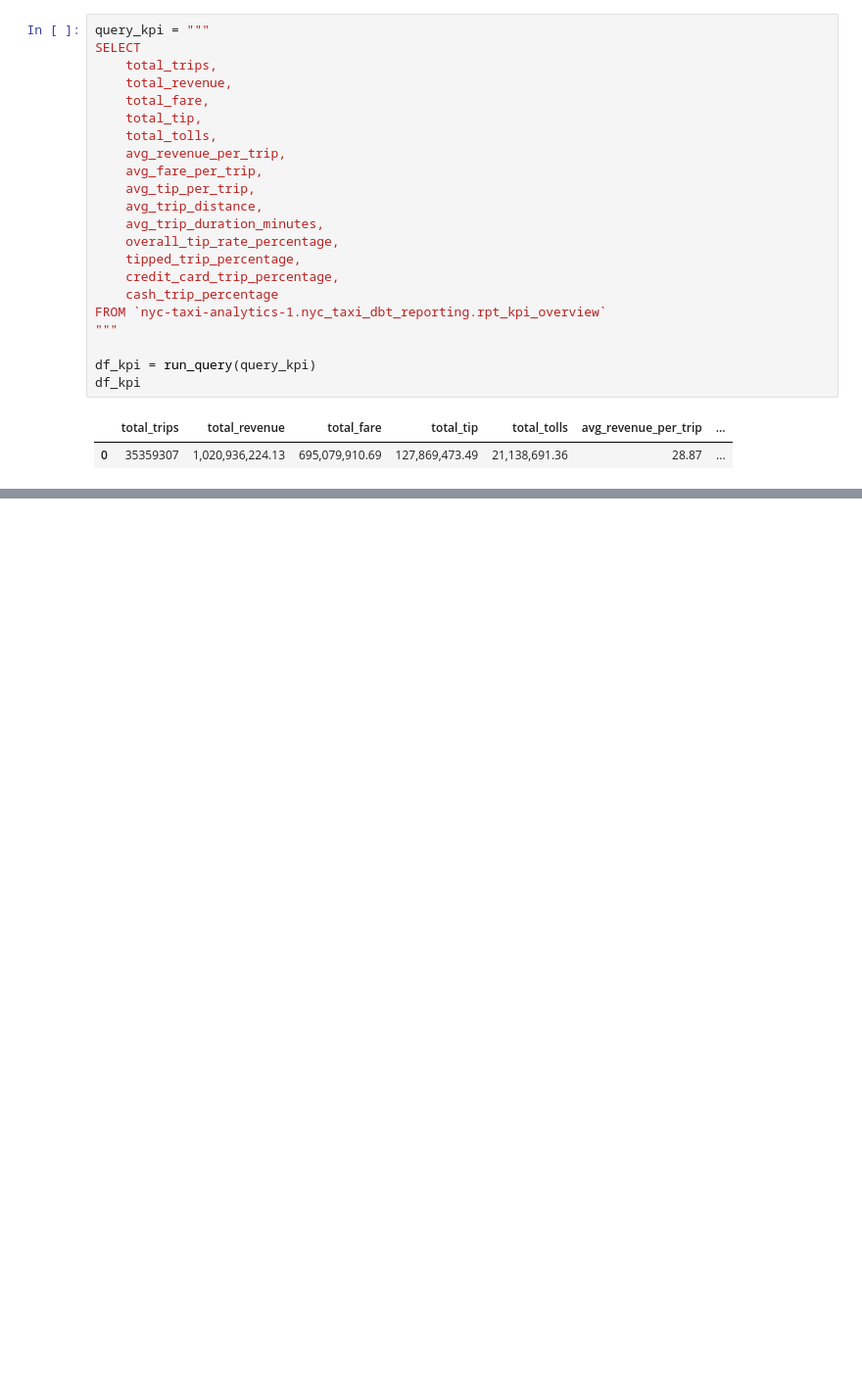
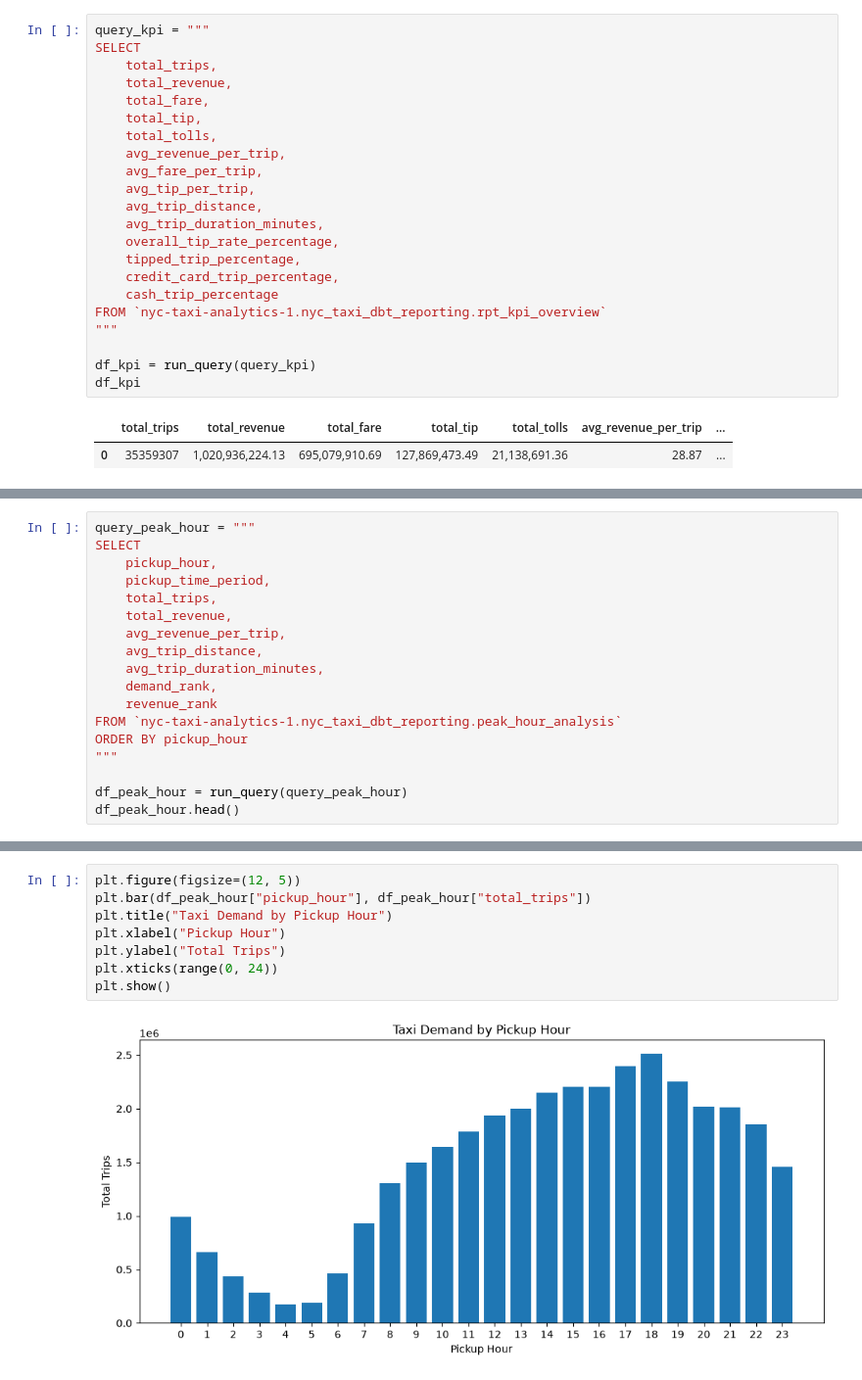
Before and after one commit to sidiqqm/nyc-taxi-trips, a Jupyter notebook: notebooks/01_python_eda.ipynb, the cells around one changed output, grey strips where cells are left out. Shown at 98% size. Cells and saved outputs as stored; diff of their text form; blank space fills up the shorter version.

Commit message:
upd/analysis

```diff
--- a/notebooks/01_python_eda.ipynb
+++ b/notebooks/01_python_eda.ipynb
@@ -47,0 +148,18 @@ df_kpi
+# %%
+query_peak_hour = """
+SELECT
+    pickup_hour,
+    pickup_time_period,
+    total_trips,
+    total_revenue,
+    avg_revenue_per_trip,
+    avg_trip_distance,
+    avg_trip_duration_minutes,
+    demand_rank,
+    revenue_rank
+FROM `nyc-taxi-analytics-1.nyc_taxi_dbt_reporting.peak_hour_analysis`
+ORDER BY pickup_hour
+"""
+
+df_peak_hour = run_query(query_peak_hour)
+df_peak_hour.head()
@@ -47,0 +173,10 @@ df_kpi
+# %%
+plt.figure(figsize=(12, 5))
+plt.bar(df_peak_hour["pickup_hour"], df_peak_hour["total_trips"])
+plt.title("Taxi Demand by Pickup Hour")
+plt.xlabel("Pickup Hour")
+plt.ylabel("Total Trips")
+plt.xticks(range(0, 24))
+plt.show()
+# %% [output]
+[figure, added]
```
Also changed, not shown: parts of 7 cells of this notebook.
